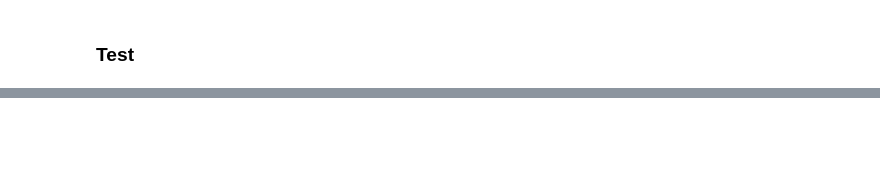
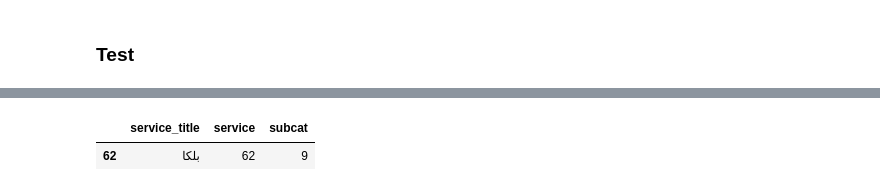
Before and after one commit to SanjaghRecommand/REC_Sara, a Jupyter notebook: RNN.ipynb, the cells around one changed output, grey strips where cells are left out. Drawn from its saved outputs; the diff is of its cells as text; code cells hidden in the pictures; blank space fills up the shorter version.

```diff
--- a/RNN.ipynb
+++ b/RNN.ipynb
@@ -209 +317,3 @@ dftest= df[df.user==1111]
+# %%
+servicesdf = pd.read_csv ('/content/drive/MyDrive/Colab Notebooks/sanjagh/Recommand/data/servicesdf.csv', index_col='Unnamed: 0')
 # %%
@@ -278,0 +481,5 @@ test_feat_dict
+# %%
+servicesdf[servicesdf.service_title== 'بلکا']
+# %% [output]
+|  | service_title | service | subcat |
+| 62 | بلکا | 62 | 9 |
```
Also changed, not shown: parts of 28 cells of this notebook.
